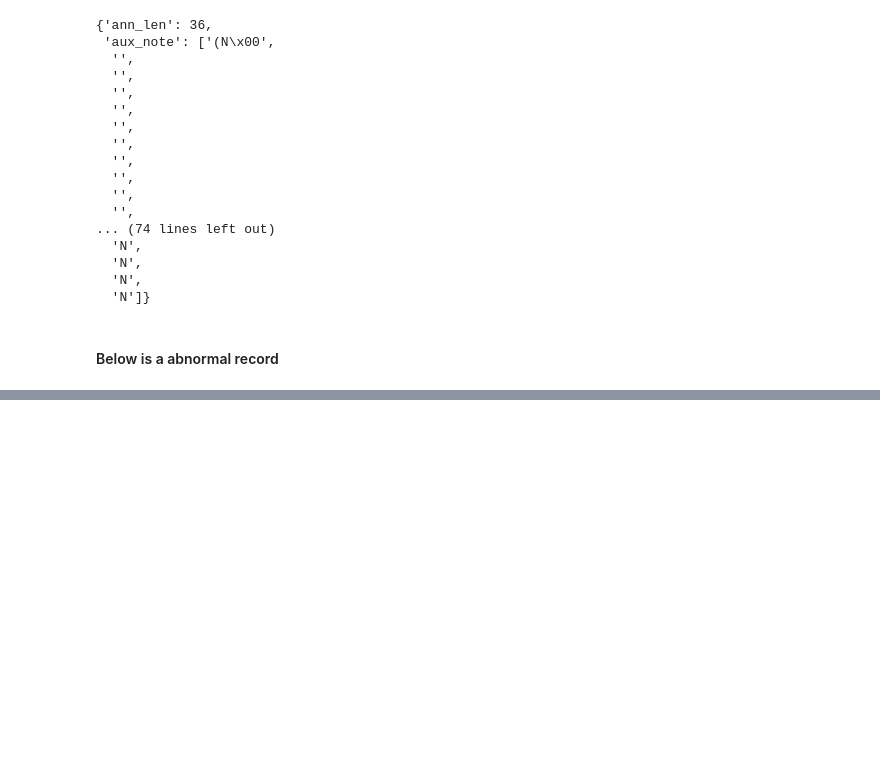
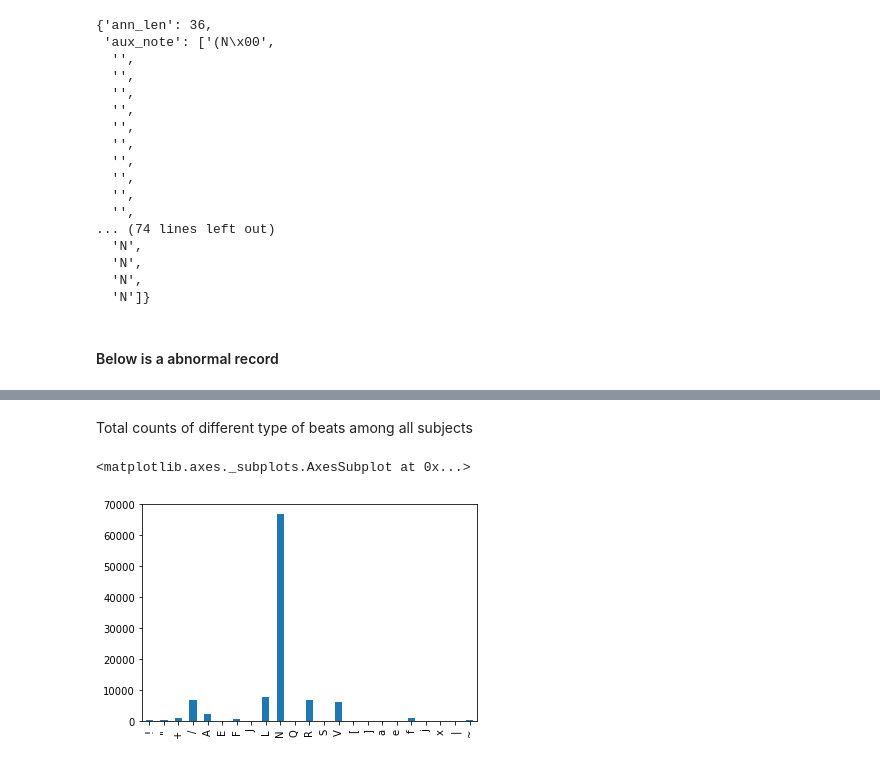
Before and after one commit to chandra-natarajan/TeamExplore, a Jupyter notebook: database download and visualization.ipynb, the cells around one changed output, grey strips where cells are left out. Drawn from its saved outputs; the diff is of its cells as text; code cells hidden in the pictures; blank space fills up the shorter version.

```diff
--- a/database download and visualization.ipynb
+++ b/database download and visualization.ipynb
@@ -156,0 +161,2 @@ display(annotation.__dict__)
+# %%
+records = wfdb.get_record_list('mitdb')
@@ -156,0 +165,9 @@ display(annotation.__dict__)
+# %%
+sig_names = pd.DataFrame()
+
+for record in records:
+    signal, field = wfdb.rdsamp(record)
+    sig_names[record] = pd.Series(field['sig_name'], index = ['Channel 1', 'Channel 2'])
+
+pd.options.display.max_columns = 999
+sig_names
@@ -156,0 +191,8 @@ display(annotation.__dict__)
+# %%
+ann_symbols = pd.DataFrame()
+
+for record in records:
+    ann = wfdb.rdann(record, 'atr')
+    ann_symbols[record] = pd.Series(ann.symbol)
+
+ann_symbols
@@ -156,0 +219,3 @@ display(annotation.__dict__)
+# %%
+ann_counts = ann_symbols.apply(pd.value_counts)
+ann_counts
@@ -156,0 +240,7 @@ display(annotation.__dict__)
+# %% [markdown]
+Total counts of different type of beats among all subjects
+# %%
+ann_counts.sum(axis=1).plot(kind = 'bar')
+# %% [output]
+<matplotlib.axes._subplots.AxesSubplot at 0x...>
+[figure, added]
```
Also changed, not shown: parts of 13 cells of this notebook.
